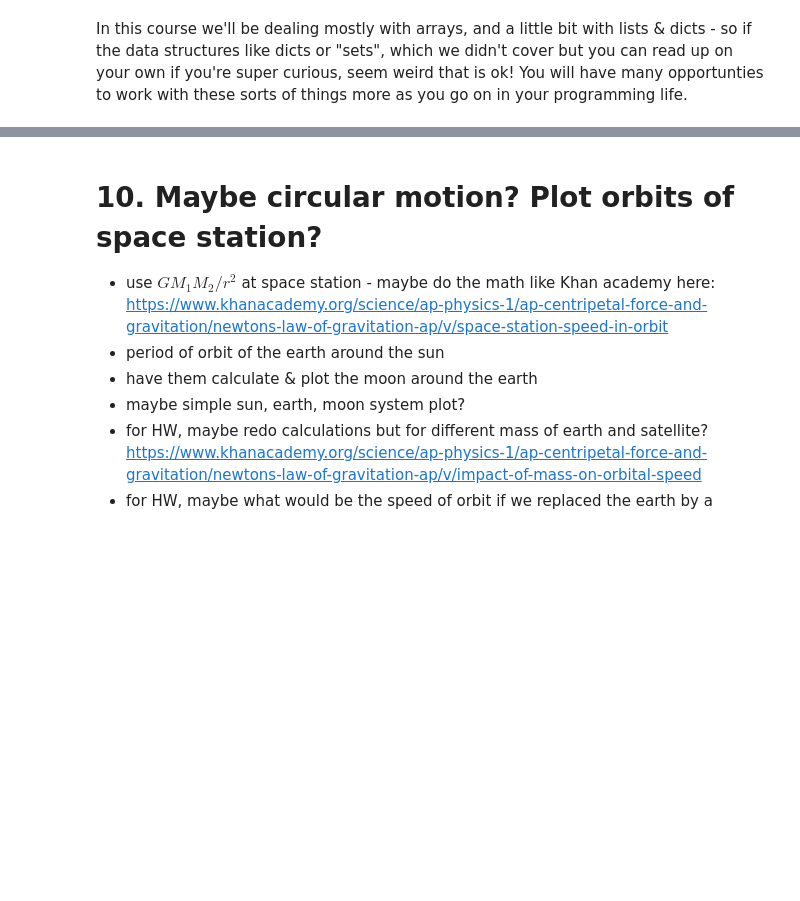
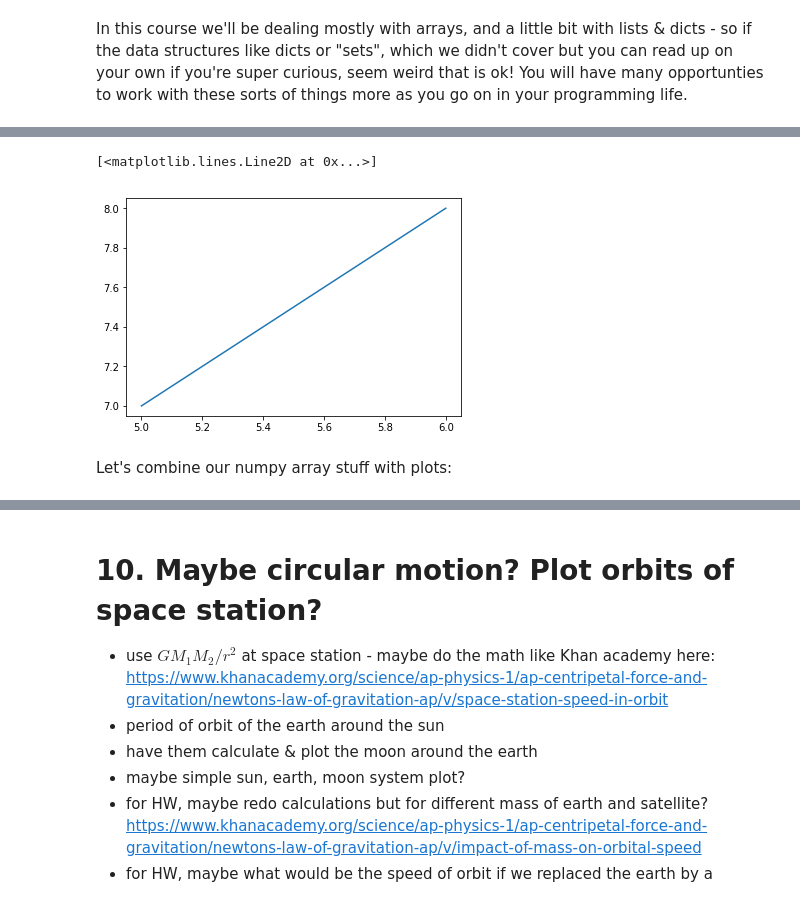
Before and after one commit to jnaiman/csci-p-14110, a Jupyter notebook: lesson01/_introToPython_notes_lesson01.ipynb, the cells around one changed output, grey strips where cells are left out. Cells and saved outputs as stored; diff of their text form; code cells hidden in the pictures; blank space fills up the shorter version.

```diff
--- a/lesson01/_introToPython_notes_lesson01.ipynb
+++ b/lesson01/_introToPython_notes_lesson01.ipynb
@@ -423,0 +484,10 @@ In this course we'll be dealing mostly with arrays, and a little bit with lists
+# %%
+# lets try a simple plot
+plt.plot([5,6], [7,8])
+# ok neat!  we see a plot with
+# x going from 5-6, and y going from 7-8
+# %% [output]
+[<matplotlib.lines.Line2D at 0x...>]
+[figure, added]
+# %% [markdown]
+Let's combine our numpy array stuff with plots:
```
Also changed, not shown: parts of 29 cells of this notebook, 7 other files.
